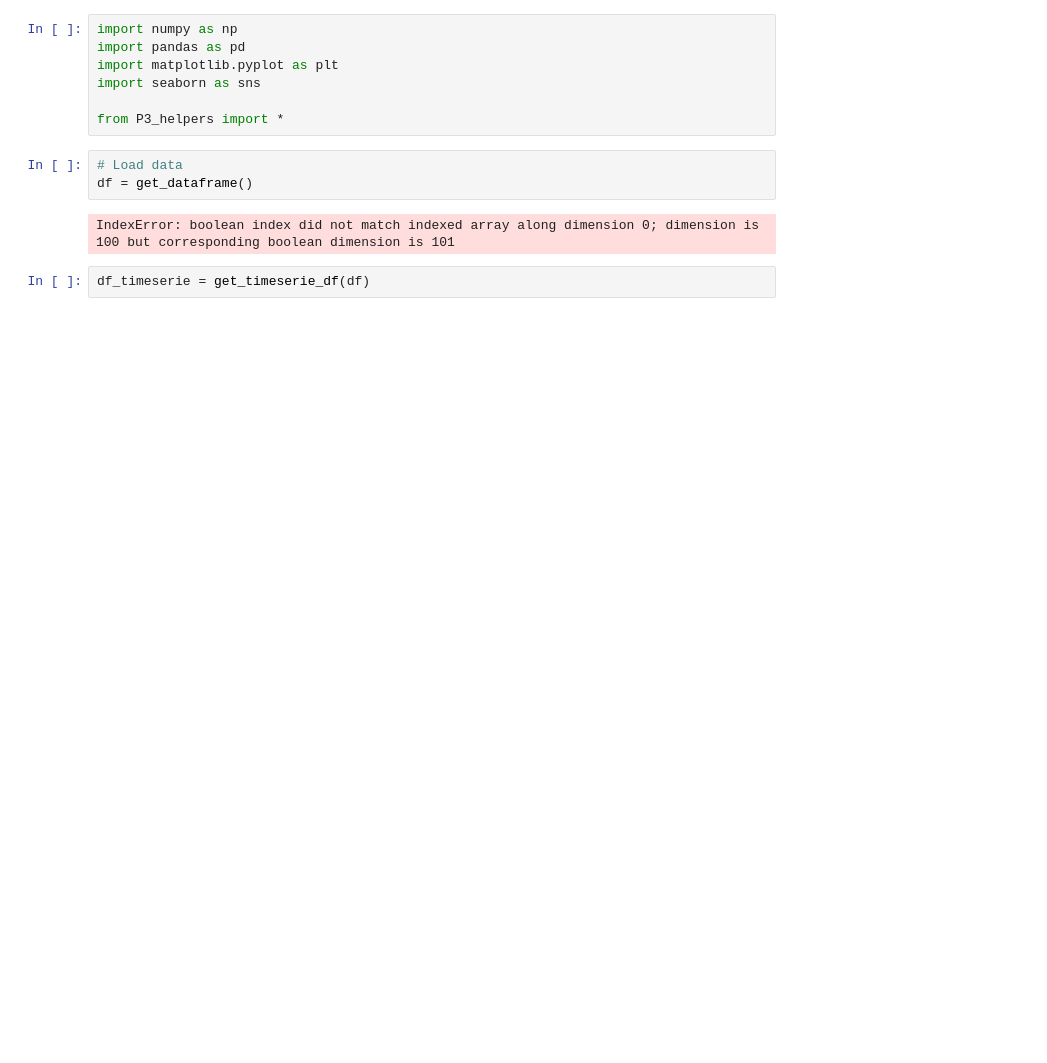
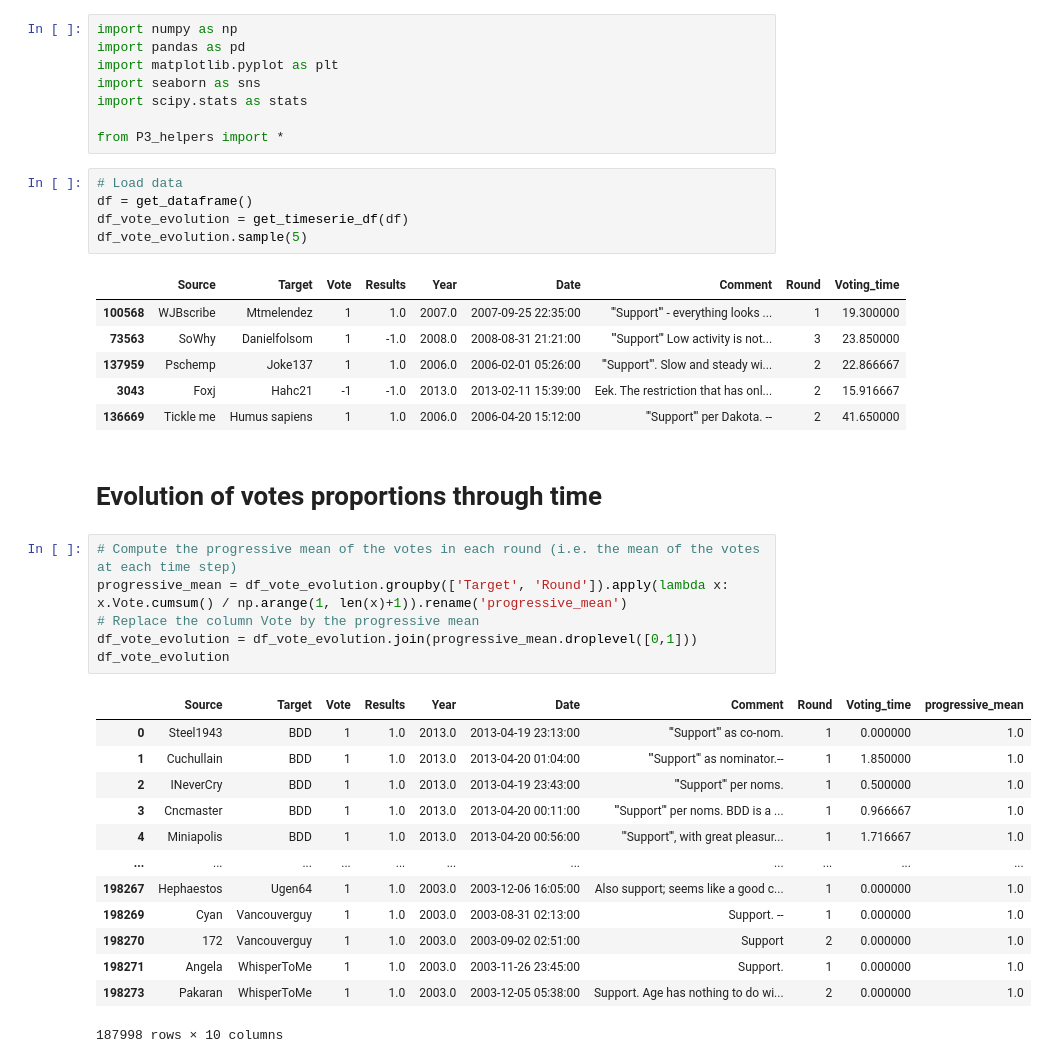
Before and after one commit to epfl-ada/ada-2023-project-abracadabra, a Jupyter notebook: time_series2.ipynb, the cells around one changed output. Saved outputs shown, nothing was run; the diff lists cells and outputs as text; blank space fills up the shorter version.

```diff
--- a/time_series2.ipynb
+++ b/time_series2.ipynb
@@ -3,12 +3,40 @@ import numpy as np
 import pandas as pd
 import matplotlib.pyplot as plt
 import seaborn as sns
+import scipy.stats as stats
 
 from P3_helpers import *
 # %%
 # Load data
 df = get_dataframe()
+df_vote_evolution = get_timeserie_df(df)
+df_vote_evolution.sample(5)
 # %% [output]
-IndexError: boolean index did not match indexed array along dimension 0; dimension is 100 but corresponding boolean dimension is 101
+|  | Source | Target | Vote | Results | Year | Date | Comment | Round | Voting_time |
+| 100568 | WJBscribe | Mtmelendez | 1 | 1.0 | 2007.0 | 2007-09-25 22:35:00 | '''Support''' - everything looks ... | 1 | 19.300000 |
+| 73563 | SoWhy | Danielfolsom | 1 | -1.0 | 2008.0 | 2008-08-31 21:21:00 | '''Support''' Low activity is not... | 3 | 23.850000 |
+| 137959 | Pschemp | Joke137 | 1 | 1.0 | 2006.0 | 2006-02-01 05:26:00 | '''Support'''. Slow and steady wi... | 2 | 22.866667 |
+| 3043 | Foxj | Hahc21 | -1 | -1.0 | 2013.0 | 2013-02-11 15:39:00 | Eek. The restriction that has onl... | 2 | 15.916667 |
+| 136669 | Tickle me | Humus sapiens | 1 | 1.0 | 2006.0 | 2006-04-20 15:12:00 | '''Support''' per Dakota. -- | 2 | 41.650000 |
-# %%
-df_timeserie = get_timeserie_df(df)
+# %% [markdown]
+# Evolution of votes proportions through time
+# %%
+# Compute the progressive mean of the votes in each round (i.e. the mean of the votes at each time step)
+progressive_mean = df_vote_evolution.groupby(['Target', 'Round']).apply(lambda x: x.Vote.cumsum() / np.arange(1, len(x)+1)).rename('progressive_mean')
+# Replace the column Vote by the progressive mean
+df_vote_evolution = df_vote_evolution.join(progressive_mean.droplevel([0,1]))
+df_vote_evolution
+# %% [output]
+|  | Source | Target | Vote | Results | Year | Date | Comment | Round | Voting_time | progressive_mean |
+| 0 | Steel1943 | BDD | 1 | 1.0 | 2013.0 | 2013-04-19 23:13:00 | '''Support''' as co-nom. | 1 | 0.000000 | 1.0 |
+| 1 | Cuchullain | BDD | 1 | 1.0 | 2013.0 | 2013-04-20 01:04:00 | '''Support''' as nominator.-- | 1 | 1.850000 | 1.0 |
+| 2 | INeverCry | BDD | 1 | 1.0 | 2013.0 | 2013-04-19 23:43:00 | '''Support''' per noms. | 1 | 0.500000 | 1.0 |
+| 3 | Cncmaster | BDD | 1 | 1.0 | 2013.0 | 2013-04-20 00:11:00 | '''Support''' per noms. BDD is a ... | 1 | 0.966667 | 1.0 |
+| 4 | Miniapolis | BDD | 1 | 1.0 | 2013.0 | 2013-04-20 00:56:00 | '''Support''', with great pleasur... | 1 | 1.716667 | 1.0 |
+| ... | ... | ... | ... | ... | ... | ... | ... | ... | ... | ... |
+| 198267 | Hephaestos | Ugen64 | 1 | 1.0 | 2003.0 | 2003-12-06 16:05:00 | Also support; seems like a good c... | 1 | 0.000000 | 1.0 |
+| 198269 | Cyan | Vancouverguy | 1 | 1.0 | 2003.0 | 2003-08-31 02:13:00 | Support. -- | 1 | 0.000000 | 1.0 |
+| 198270 | 172 | Vancouverguy | 1 | 1.0 | 2003.0 | 2003-09-02 02:51:00 | Support | 2 | 0.000000 | 1.0 |
+| 198271 | Angela | WhisperToMe | 1 | 1.0 | 2003.0 | 2003-11-26 23:45:00 | Support. | 1 | 0.000000 | 1.0 |
+| 198273 | Pakaran | WhisperToMe | 1 | 1.0 | 2003.0 | 2003-12-05 05:38:00 | Support. Age has nothing to do wi... | 2 | 0.000000 | 1.0 |
+187998 rows × 10 columns
```
Also changed, not shown: parts of 9 cells of this notebook, 1 other file.
